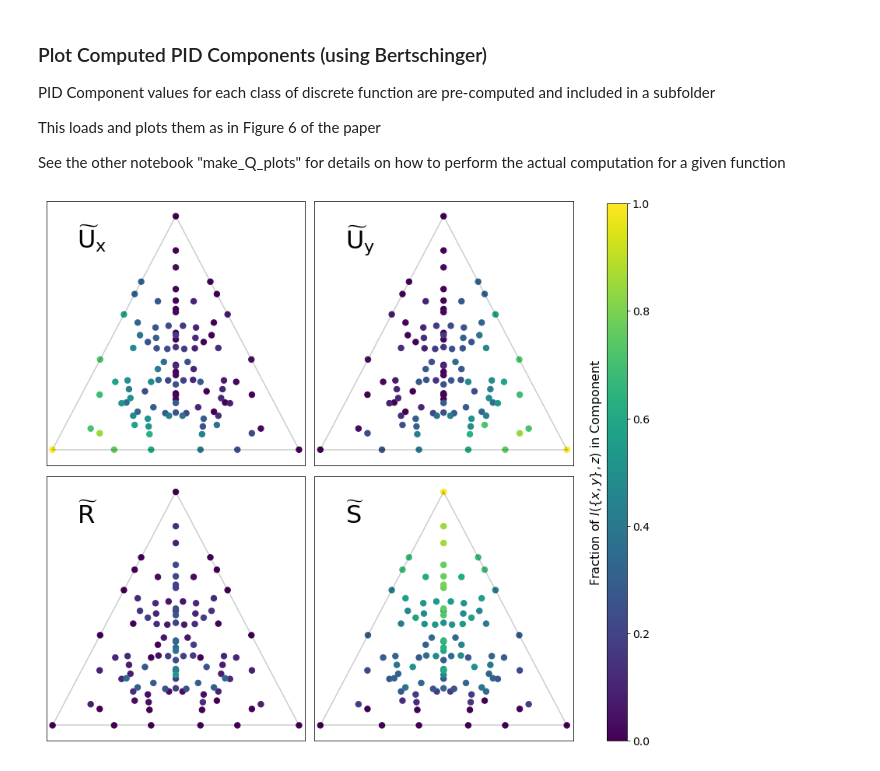
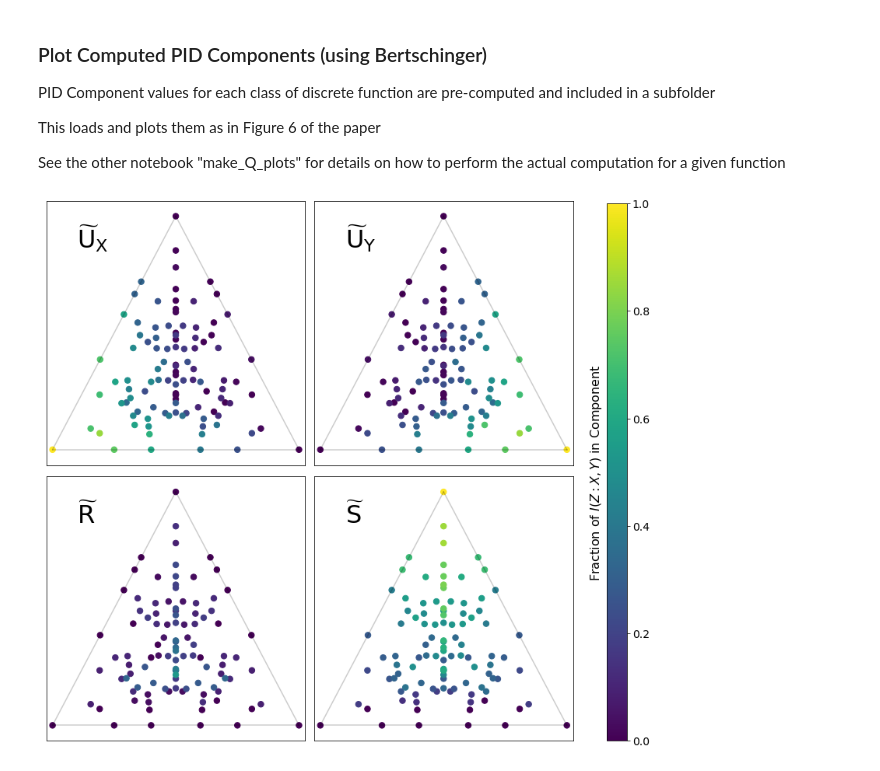
Before and after one commit to kunert/deltaPID, a Jupyter notebook: plot_computed_bertschinger.ipynb, the cells around one changed output. Saved outputs shown, nothing was run; the diff lists cells and outputs as text; code cells hidden in the pictures.

```diff
--- a/plot_computed_bertschinger.ipynb
+++ b/plot_computed_bertschinger.ipynb
@@ -56,7 +56,7 @@ D=np.vstack(D).T
 PID=np.vstack(PID).T
 Zlist=np.vstack(Zlist)
 # %%
-labels=['$\mathrm{\widetilde{U}_x}$','$\mathrm{\widetilde{U}_y}$','$\mathrm{\widetilde{R}}$','$\mathrm{\widetilde{S}}$']
+labels=['$\mathrm{\widetilde{U}_X}$','$\mathrm{\widetilde{U}_Y}$','$\mathrm{\widetilde{R}}$','$\mathrm{\widetilde{S}}$']
 fig=plt.figure(figsize=(12,10))
 ax=[]
 for k in range(4):
@@ -66,32 +66,33 @@ for k in range(4):
     x=D[0]-D[1]
     y=(D[0]+D[1]+2*D[2])/4
     z=PID[k]/PID.sum(0)
     #z=PID[k]
 
     ix=np.argsort(z)
     x=x[ix]
     y=y[ix]
     z=z[ix]
 
     plt.plot([-1,1],[0.25,0.25],c=[0,0,0,0.2])
     plt.plot([-1,0],[0.25,1],c=[0,0,0,0.2])
     plt.plot([0,1],[1,0.25],c=[0,0,0,0.2])
 
     im=plt.scatter(x,y,c=z,alpha=1.0,vmin=0,vmax=1.0,s=55,cmap='viridis')
     #im=plt.scatter(x,y,c=z,s=55,cmap='viridis',vmin=0,vmax=PID.max())
 
     plt.xlim([-1.05,1.05])
     plt.ylim([0.2,1.05])
     plt.xticks([]);plt.yticks([])
     #plt.title('{:}'.format(labels[k]))
     plt.text(-0.8,0.9,'{:}'.format(labels[k]),fontsize=32,fontweight='roman')
 plt.tight_layout()
 
 fig.subplots_adjust(right=0.8)
 cbar_ax = fig.add_axes([0.85, 0.02, 0.03, 0.96])
 cbar=fig.colorbar(im, cax=cbar_ax)
 cbar.ax.tick_params(labelsize=14)
-cbar.set_label(label='Fraction of $I(\\{{x,y\\}},z)$ in Component',fontsize=16)
+cbar.set_label(label='Fraction of $I(Z:X,Y)$ in Component',fontsize=16)
 cbar.ax.yaxis.set_label_position('left')
+plt.savefig('./fig6_computed.png',dpi=200)
 # %% [output]
-[figure, old version]
+[figure, new version]
```
Also changed, not shown: 1 other file.
